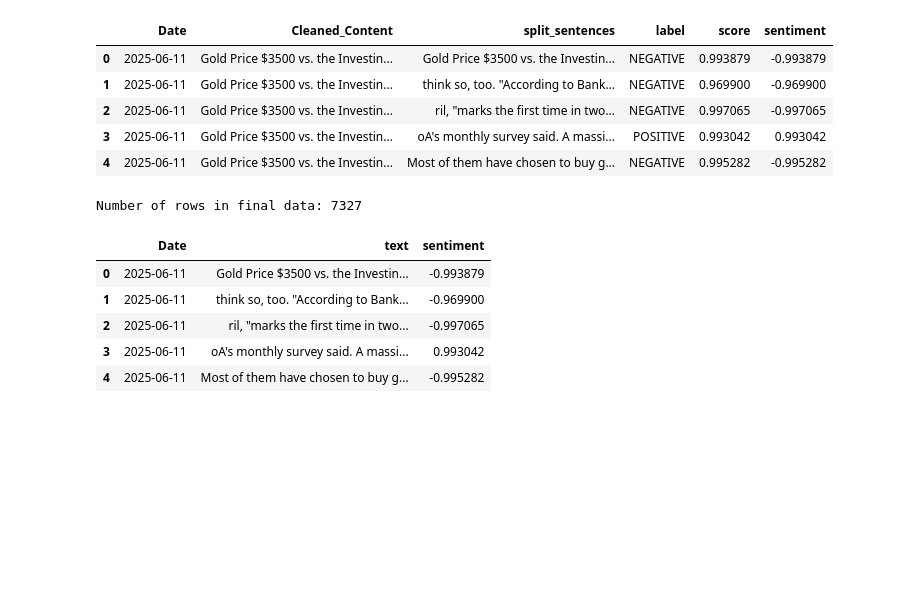
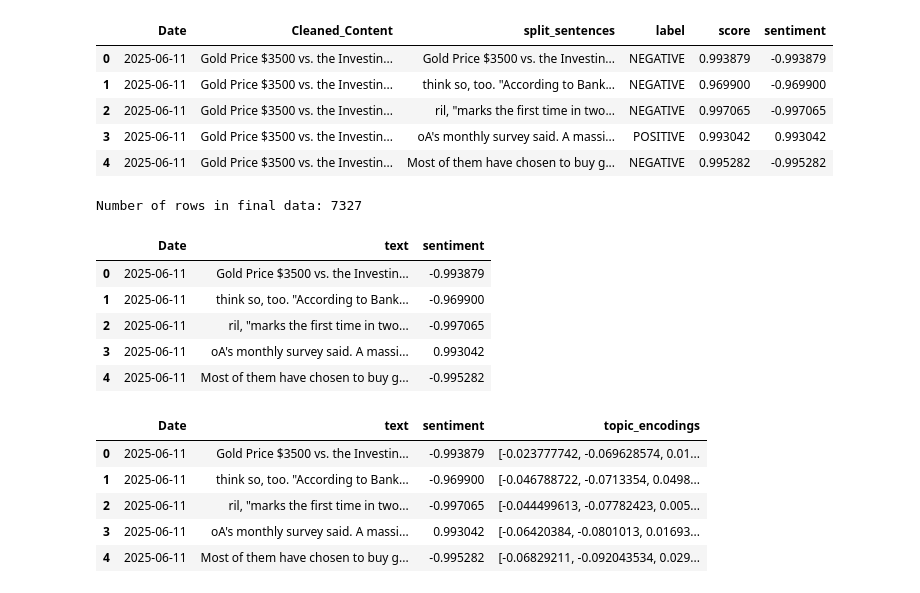
Before and after one commit to Adithya-Jayan/DL-7-25, a Jupyter notebook: Exploration_and_testing/Predictor_model/predictor_model.ipynb, the cells around one changed output. Cells and saved outputs as stored; diff of their text form; code cells hidden in the pictures; blank space fills up the shorter version.

Commit message:
Completed real data mock run code till topic encoding part.

```diff
--- a/Exploration_and_testing/Predictor_model/predictor_model.ipynb
+++ b/Exploration_and_testing/Predictor_model/predictor_model.ipynb
@@ -419,3 +419,25 @@ Number of rows in final data: 7327
 | 4 | 2025-06-11 | Most of them have chosen to buy g... | -0.995282 |
 # %%
 #Generate topic encodings for text using our model.
+
+#Import necessary packages.
+import tensorflow_hub as hub
+import tensorflow as tf
+
+# Load the Universal Sentence Encoder model
+model_url = "https://tfhub.dev/google/universal-sentence-encoder/4" #This is around 1 GB in size, it took a while for me to run this.
+embed = hub.load(model_url)
+# %%
+# Generate embeddings
+embeddings = embed(list(df_data['text']))
+# %%
+#Add it to our Df
+df_data['topic_encodings'] = list(np.array(embeddings))
+df_data.head()
+# %% [output]
+|  | Date | text | sentiment | topic_encodings |
+| 0 | 2025-06-11 | Gold Price $3500 vs. the Investin... | -0.993879 | [-0.023777742, -0.069628574, 0.01... |
+| 1 | 2025-06-11 | think so, too. "According to Bank... | -0.969900 | [-0.046788722, -0.0713354, 0.0498... |
+| 2 | 2025-06-11 | ril, "marks the first time in two... | -0.997065 | [-0.044499613, -0.07782423, 0.005... |
+| 3 | 2025-06-11 | oA's monthly survey said. A massi... | 0.993042 | [-0.06420384, -0.0801013, 0.01693... |
+| 4 | 2025-06-11 | Most of them have chosen to buy g... | -0.995282 | [-0.06829211, -0.092043534, 0.029... |
```
